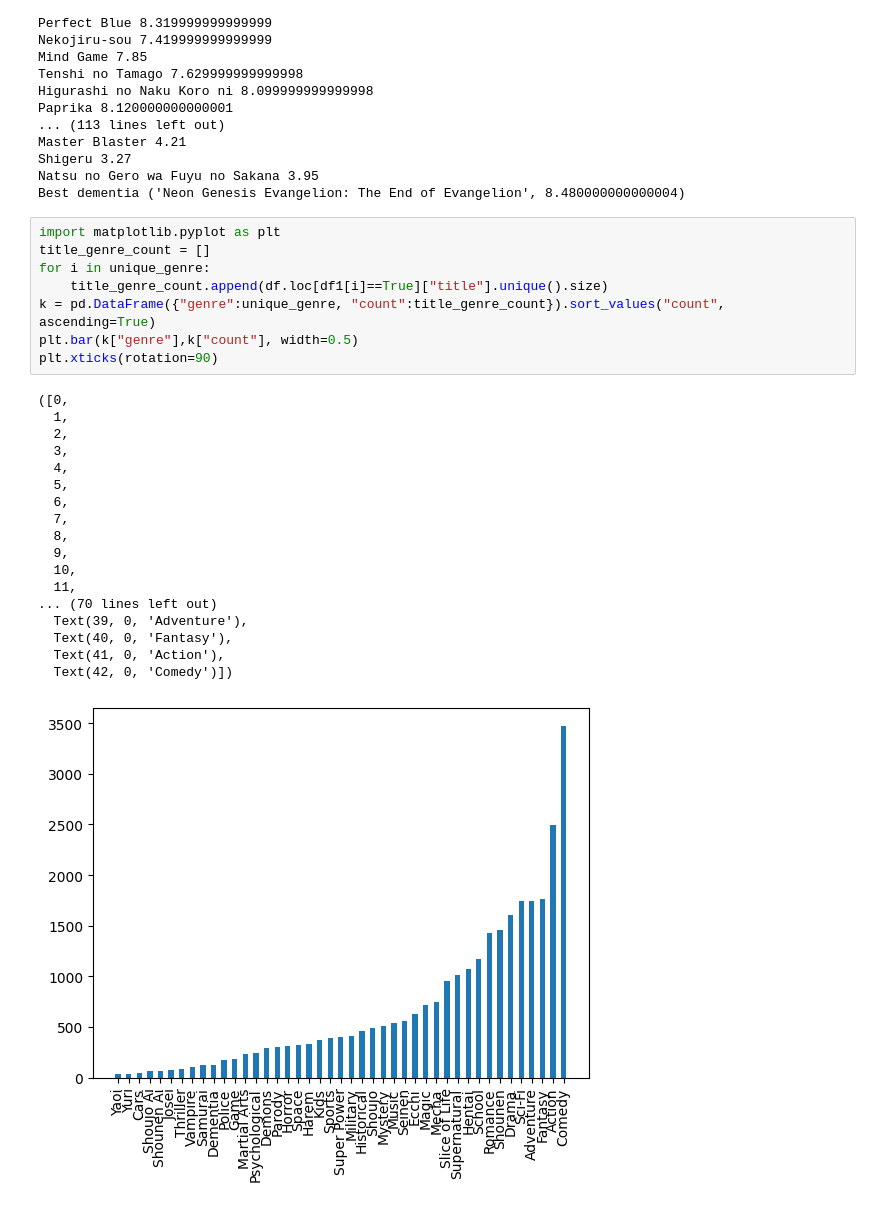
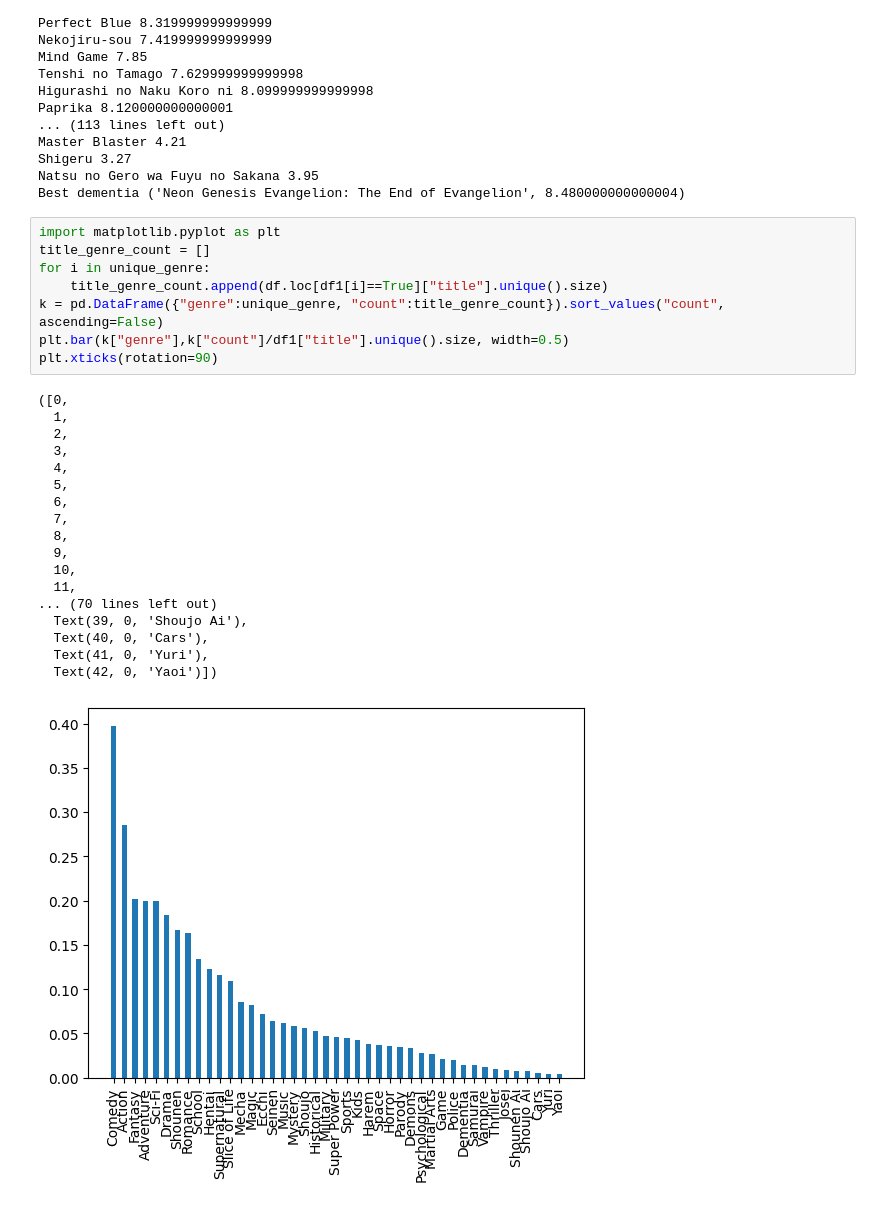
Before and after one commit to Rxsengxn/examine-anime-dataset, a Jupyter notebook: selge.ipynb, the cells around one changed output. Cells and saved outputs as stored; diff of their text form.

```diff
--- a/selge.ipynb
+++ b/selge.ipynb
@@ -138,27 +138,27 @@ Best dementia ('Neon Genesis Evangelion: The End of Evangelion', 8.4800000000000
 # %%
 import matplotlib.pyplot as plt
 title_genre_count = []
 for i in unique_genre:
     title_genre_count.append(df.loc[df1[i]==True]["title"].unique().size)
-k = pd.DataFrame({"genre":unique_genre, "count":title_genre_count}).sort_values("count", ascending=True)
-plt.bar(k["genre"],k["count"], width=0.5)
+k = pd.DataFrame({"genre":unique_genre, "count":title_genre_count}).sort_values("count", ascending=False)
+plt.bar(k["genre"],k["count"]/df1["title"].unique().size, width=0.5)
 plt.xticks(rotation=90)
 # %% [output]
 ([0,
   1,
   2,
   3,
   4,
   5,
   6,
   7,
   8,
   9,
   10,
   11,
 ... (70 lines left out)
-  Text(39, 0, 'Adventure'),
-  Text(40, 0, 'Fantasy'),
-  Text(41, 0, 'Action'),
-  Text(42, 0, 'Comedy')])
+  Text(39, 0, 'Shoujo Ai'),
+  Text(40, 0, 'Cars'),
+  Text(41, 0, 'Yuri'),
+  Text(42, 0, 'Yaoi')])
-[figure, old version]
+[figure, new version]
```
